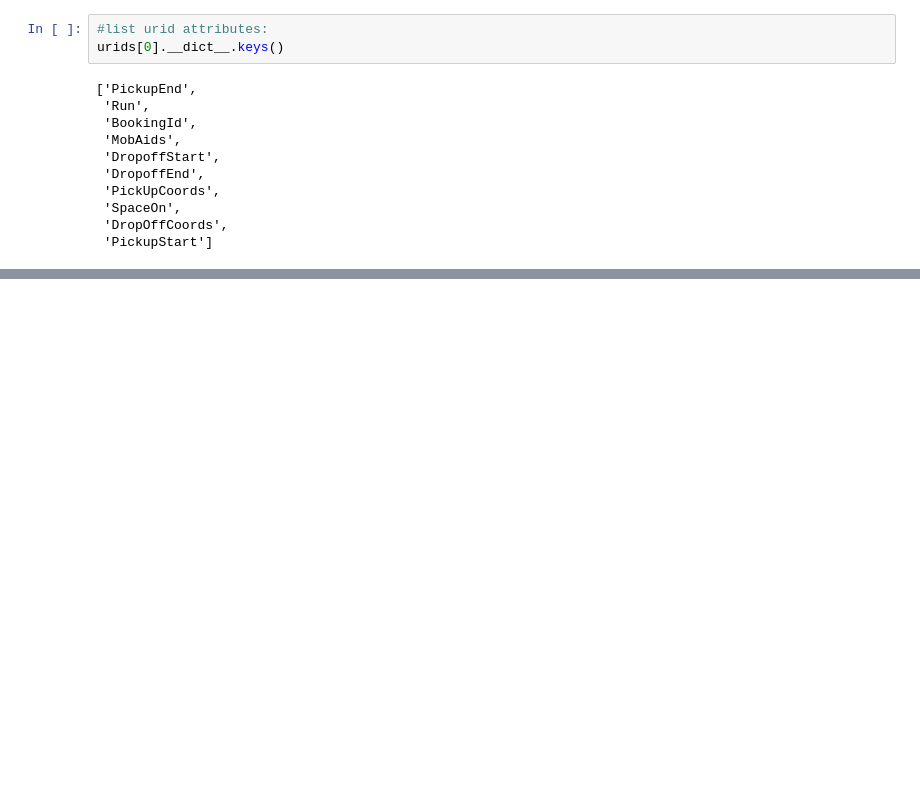
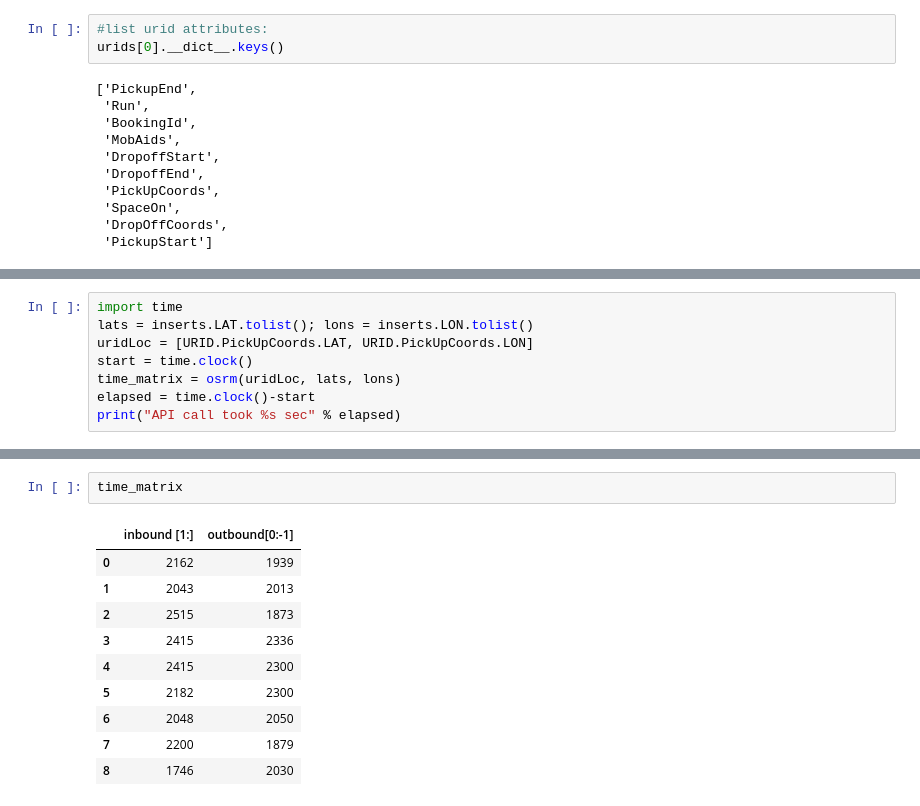
Before and after one commit to DSSG-paratransit/main_repo, a Jupyter notebook: Python_Scripts/get_buses_realtime.ipynb, the cells around one changed output, grey strips where cells are left out. Cells and saved outputs as stored; diff of their text form; blank space fills up the shorter version.

```diff
--- a/Python_Scripts/get_buses_realtime.ipynb
+++ b/Python_Scripts/get_buses_realtime.ipynb
@@ -243,0 +307,8 @@ URID.PickUpCoords.tolist()
+# %%
+import time
+lats = inserts.LAT.tolist(); lons = inserts.LON.tolist()
+uridLoc = [URID.PickUpCoords.LAT, URID.PickUpCoords.LON]
+start = time.clock()
+time_matrix = osrm(uridLoc, lats, lons)
+elapsed = time.clock()-start
+print("API call took %s sec" % elapsed)
@@ -243,0 +317,13 @@ URID.PickUpCoords.tolist()
+# %%
+time_matrix
+# %% [output]
+|  | inbound [1:] | outbound[0:-1] |
+| 0 | 2162 | 1939 |
+| 1 | 2043 | 2013 |
+| 2 | 2515 | 1873 |
+| 3 | 2415 | 2336 |
+| 4 | 2415 | 2300 |
+| 5 | 2182 | 2300 |
+| 6 | 2048 | 2050 |
+| 7 | 2200 | 1879 |
+| 8 | 1746 | 2030 |
```
Also changed, not shown: parts of 11 cells of this notebook, 2 other files.
